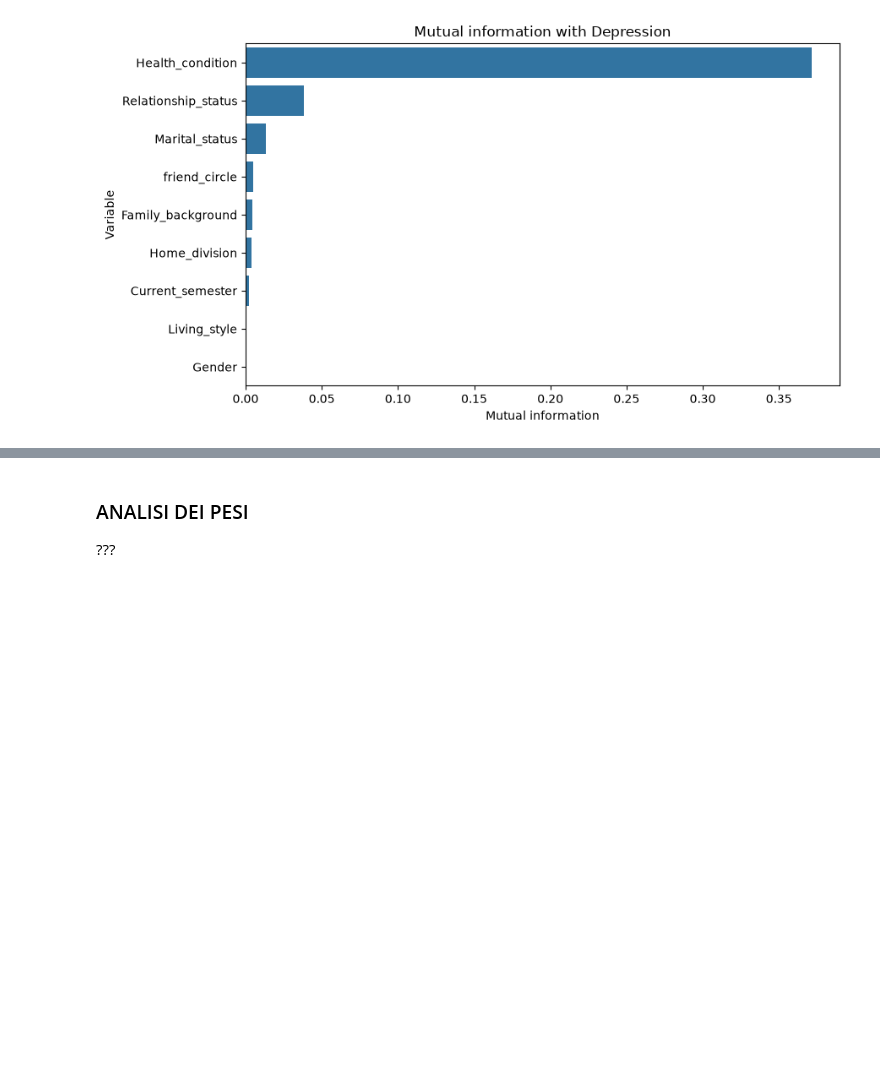
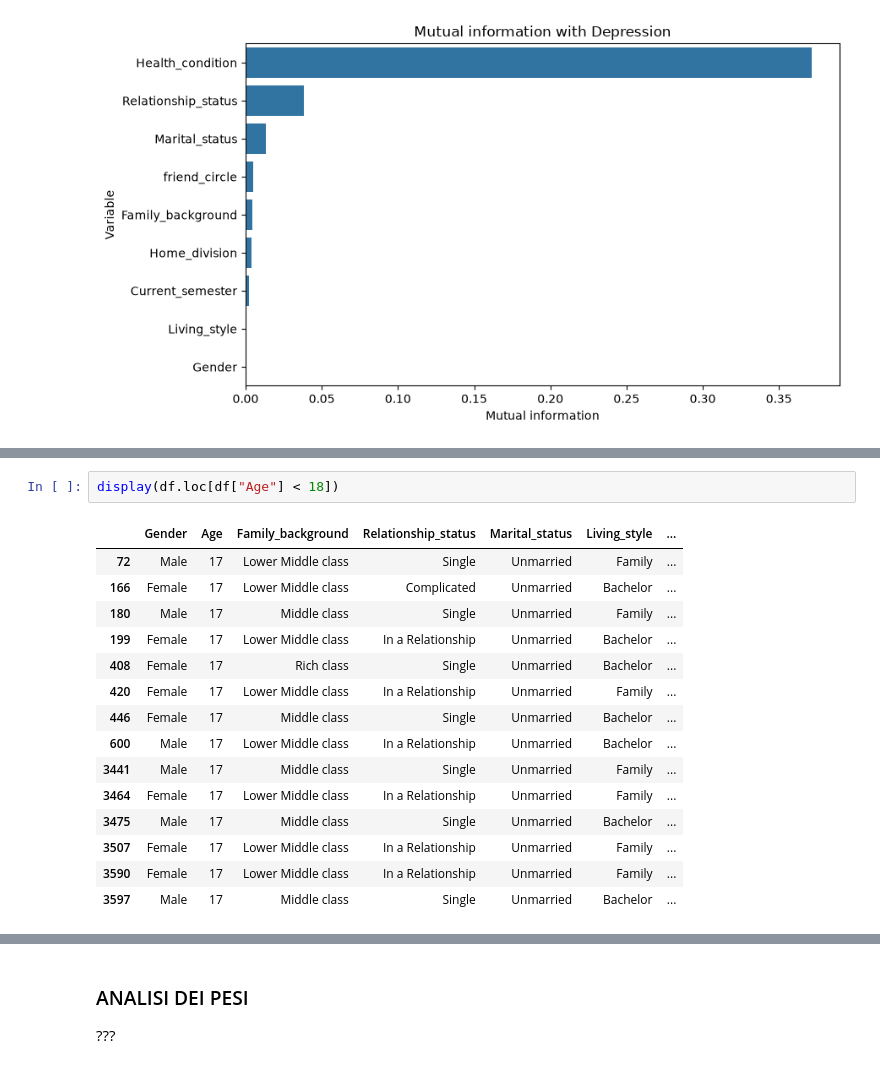
Before and after one commit to DinuIustinAdrian/final_project_data_science, a Jupyter notebook: Student_depression.ipynb, the cells around one changed output, grey strips where cells are left out. Drawn from its saved outputs; the diff is of its cells as text; blank space fills up the shorter version.

```diff
--- a/Student_depression.ipynb
+++ b/Student_depression.ipynb
@@ -796,3 +1102,21 @@ plt.tight_layout()
 plt.show()
 # %% [output]
 [figure]
+# %%
+display(df.loc[df["Age"] < 18])
+# %% [output]
+|  | Gender | Age | Family_background | Relationship_status | Marital_status | Living_style | ... |
+| 72 | Male | 17 | Lower Middle class | Single | Unmarried | Family | ... |
+| 166 | Female | 17 | Lower Middle class | Complicated | Unmarried | Bachelor | ... |
+| 180 | Male | 17 | Middle class | Single | Unmarried | Family | ... |
+| 199 | Female | 17 | Lower Middle class | In a Relationship | Unmarried | Bachelor | ... |
+| 408 | Female | 17 | Rich class | Single | Unmarried | Bachelor | ... |
+| 420 | Female | 17 | Lower Middle class | In a Relationship | Unmarried | Family | ... |
+| 446 | Female | 17 | Middle class | Single | Unmarried | Bachelor | ... |
+| 600 | Male | 17 | Lower Middle class | In a Relationship | Unmarried | Bachelor | ... |
+| 3441 | Male | 17 | Middle class | Single | Unmarried | Family | ... |
+| 3464 | Female | 17 | Lower Middle class | In a Relationship | Unmarried | Family | ... |
+| 3475 | Male | 17 | Middle class | Single | Unmarried | Bachelor | ... |
+| 3507 | Female | 17 | Lower Middle class | In a Relationship | Unmarried | Family | ... |
+| 3590 | Female | 17 | Lower Middle class | In a Relationship | Unmarried | Family | ... |
+| 3597 | Male | 17 | Middle class | Single | Unmarried | Bachelor | ... |
```
Also changed, not shown: parts of 6 cells of this notebook, 2 other files.
